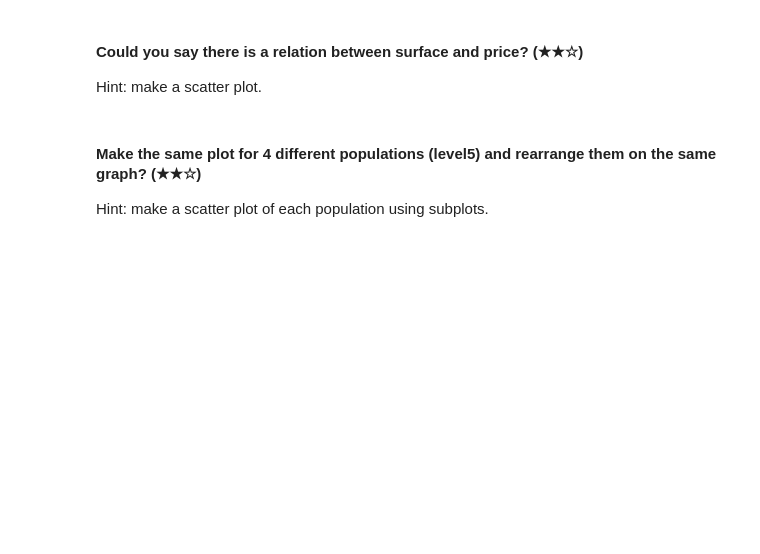
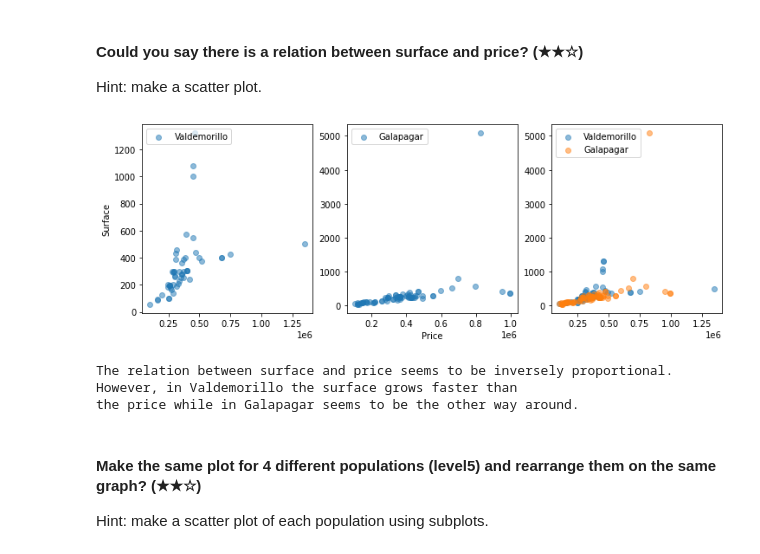
Before and after one commit to xalejandrow/realestate-datacleanup-exercise, a Jupyter notebook: project.ipynb, the cells around one changed output. Drawn from its saved outputs; the diff is of its cells as text; code cells hidden in the pictures; blank space fills up the shorter version.

Commit message:
Ejercicio Prework Terminado - Real State Data Cleanup

```diff
--- a/project.ipynb
+++ b/project.ipynb
@@ -692,2 +797,21 @@ positions.head(5)
 # %% [markdown]
 #### Reload the data, is the average of "Valdemorillo" and "Galapagar" prices the same?
+# %%
+import pandas as pd
+
+data_frame = pd.read_csv('./assets/real_estate.csv', sep=';')
+filtered_data_frame = data_frame[['level5', 'price']]
+populations_to_filter = ('Valdemorillo', 'Galapagar')
+population_data_frames_dict = {
+    population: filtered_data_frame[filtered_data_frame['level5'] == population].dropna()
+    for population in populations_to_filter
+}
+valdemorillo_average_price = population_data_frames_dict[populations_to_filter[0]]['price'].mean()
+galapagar_average_price = population_data_frames_dict[populations_to_filter[1]]['price'].mean()
+print()
+print(f"{populations_to_filter[0]} has an average price of {valdemorillo_average_price}")
+print(f"{populations_to_filter[1]} has an average price of {galapagar_average_price}")
+if valdemorillo_average_price == galapagar_average_price:
+    print("Yes, the average price is the same")
+else:
+    print("No, the average price is NOT the same")
@@ -696,6 +859,49 @@ positions.head(5)
 # %% [markdown]
 #### Could you say there is a relation between surface and price? (★★☆)
 Hint: make a scatter plot.
+# %%
+import pandas as pd
+import matplotlib.pyplot as plt
+
+data_frame = pd.read_csv('./assets/real_estate.csv', sep=';')
+filtered_data_frame = data_frame[['level5', 'price', 'surface']]
+populations_to_filter = ('Valdemorillo', 'Galapagar')
+population_data_frames_dict = {
+    population: filtered_data_frame[filtered_data_frame['level5'] == population].dropna()
+    for population in populations_to_filter
+}
+
+plt.figure(figsize=(12, 4))
+plt.subplot(1, 3, 1)
+plt.ylabel('Surface')
+plt.scatter(population_data_frames_dict[populations_to_filter[0]]['price'],
+    population_data_frames_dict[populations_to_filter[0]]['surface'],
+    alpha=0.5, label=populations_to_filter[0])
+plt.legend(loc='upper left')
+plt.subplot(1, 3, 2)
+plt.scatter(population_data_frames_dict[populations_to_filter[1]]['price'],
+    population_data_frames_dict[populations_to_filter[1]]['surface'],
+    alpha=0.5, label=populations_to_filter[1])
+plt.legend(loc='upper left')
+plt.xlabel('Price')
+plt.subplot(1, 3, 3)
+plt.scatter(population_data_frames_dict[populations_to_filter[0]]['price'],
+    population_data_frames_dict[populations_to_filter[0]]['surface'], alpha=0.5,
+    label=populations_to_filter[0])
+plt.scatter(population_data_frames_dict[populations_to_filter[1]]['price'],
+    population_data_frames_dict[populations_to_filter[1]]['surface'], alpha=0.5,
+    label=populations_to_filter[1])
+plt.legend(loc='upper left')
+plt.show()
+
+print("The relation between surface and price seems to be inversely proportional.")
+print("However, in Valdemorillo the surface grows faster than ")
+print("the price while in Galapagar seems to be the other way around.")
+# %% [output]
+[figure, added]
+The relation between surface and price seems to be inversely proportional.
+However, in Valdemorillo the surface grows faster than
+the price while in Galapagar seems to be the other way around.
 # %% [markdown]
 #### Make the same plot for 4 different populations (level5) and rearrange them on the same graph? (★★☆)
 Hint: make a scatter plot of each population using subplots.
```
Also changed, not shown: parts of 10 cells of this notebook.
